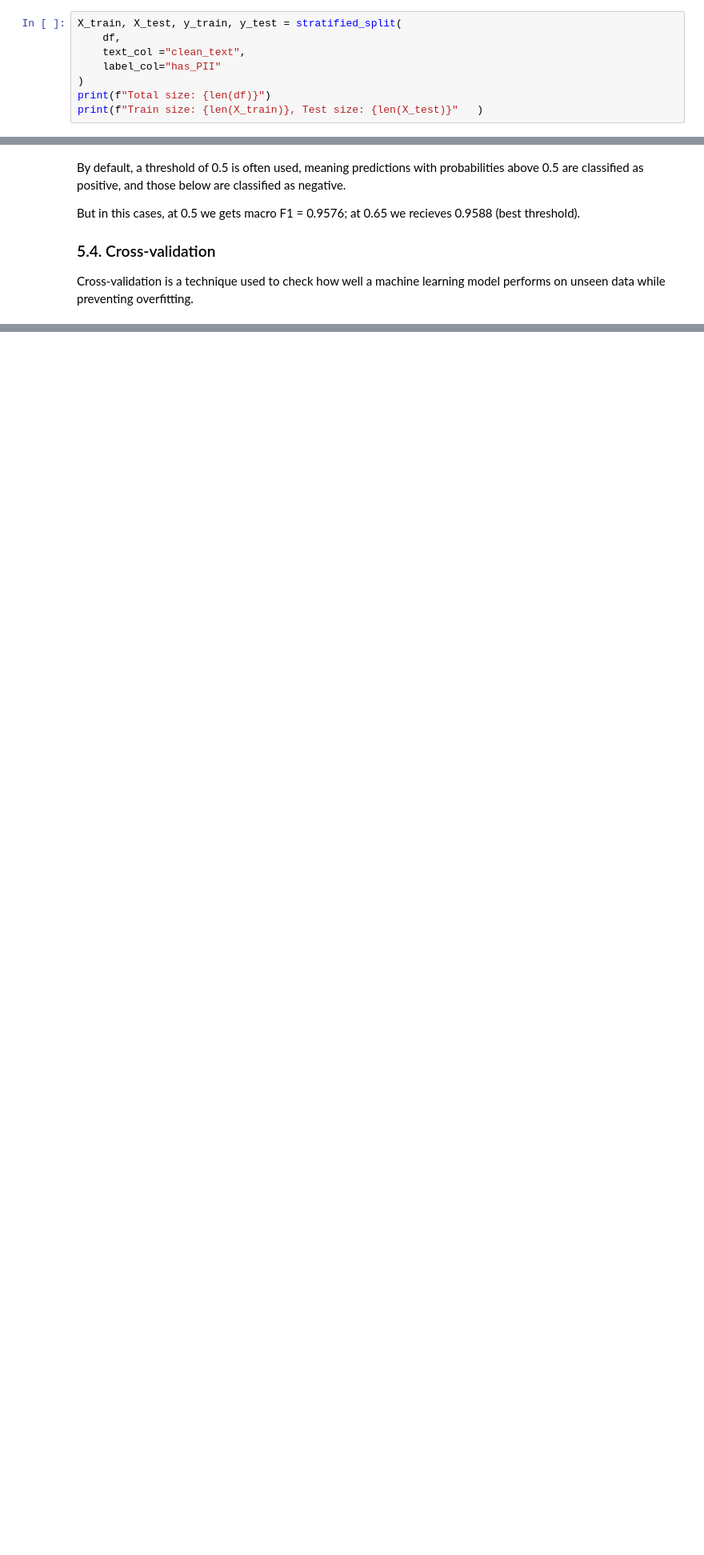
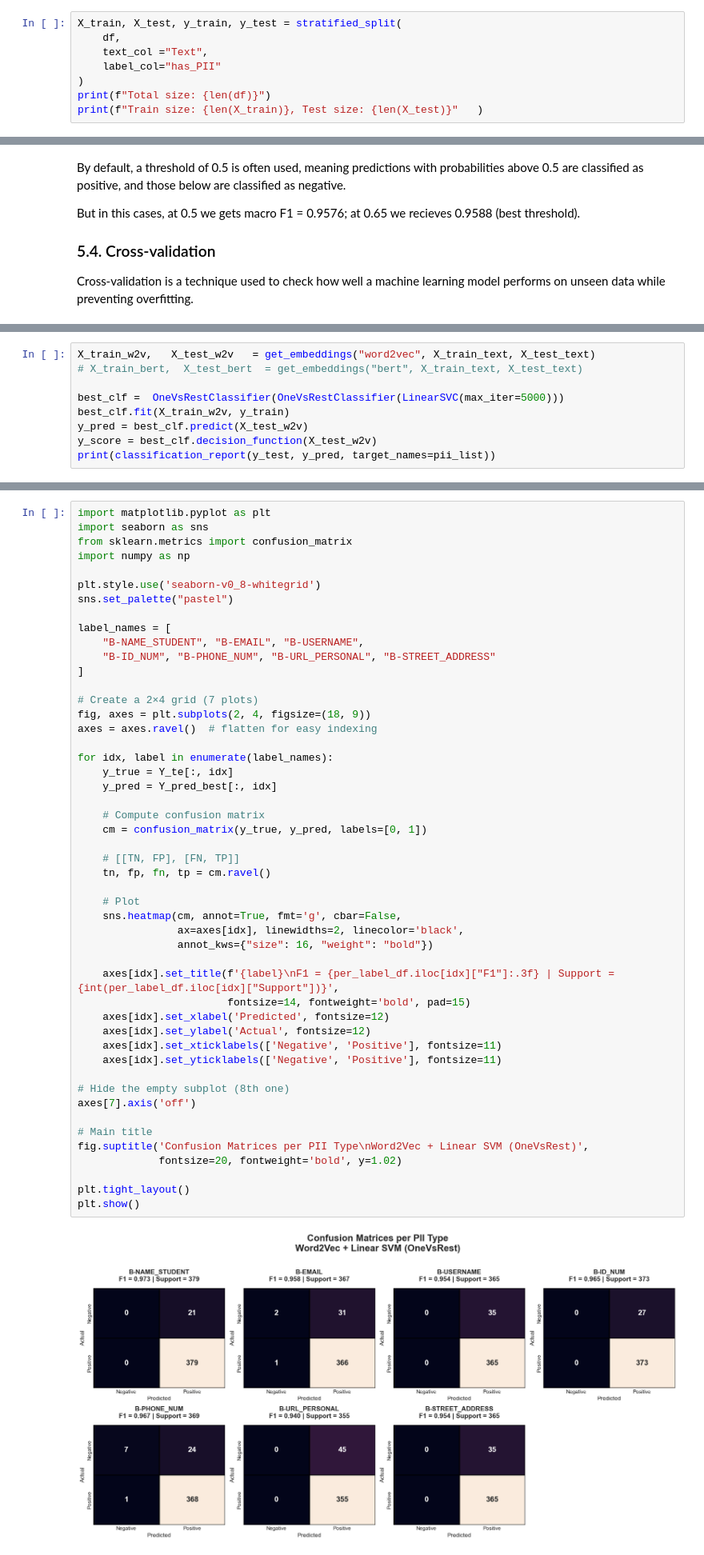
Before and after one commit to Suemy19710/PII_Detection, a Jupyter notebook: notebooks/03_pii_machine_learning.ipynb, the cells around one changed output, grey strips where cells are left out. Shown at 80% size. Saved outputs shown, nothing was run; the diff lists cells and outputs as text; blank space fills up the shorter version.

Commit message:
update: success run model in token classification (4) and successfully testing (5). Next time build tool

```diff
--- a/notebooks/03_pii_machine_learning.ipynb
+++ b/notebooks/03_pii_machine_learning.ipynb
@@ -123,7 +135,7 @@ Name: PII_types, dtype: object
 # %%
 X_train, X_test, y_train, y_test = stratified_split(
     df,
-    text_col ="clean_text",
+    text_col ="Text",
     label_col="has_PII"
 )
 print(f"Total size: {len(df)}")
@@ -868,0 +922,9 @@ CV Micro F1: mean = 0.9616 std = 0.0018
+# %%
+X_train_w2v,   X_test_w2v   = get_embeddings("word2vec", X_train_text, X_test_text)
+# X_train_bert,  X_test_bert  = get_embeddings("bert", X_train_text, X_test_text)
+
+best_clf =  OneVsRestClassifier(OneVsRestClassifier(LinearSVC(max_iter=5000)))
+best_clf.fit(X_train_w2v, y_train)
+y_pred = best_clf.predict(X_test_w2v)
+y_score = best_clf.decision_function(X_test_w2v)
+print(classification_report(y_test, y_pred, target_names=pii_list))
@@ -868,0 +1019,51 @@ CV Micro F1: mean = 0.9616 std = 0.0018
+# %%
+import matplotlib.pyplot as plt
+import seaborn as sns
+from sklearn.metrics import confusion_matrix
+import numpy as np
+
+plt.style.use('seaborn-v0_8-whitegrid')
+sns.set_palette("pastel")
+
+label_names = [
+    "B-NAME_STUDENT", "B-EMAIL", "B-USERNAME",
+    "B-ID_NUM", "B-PHONE_NUM", "B-URL_PERSONAL", "B-STREET_ADDRESS"
+]
+
+# Create a 2×4 grid (7 plots)
+fig, axes = plt.subplots(2, 4, figsize=(18, 9))
+axes = axes.ravel()  # flatten for easy indexing
+
+for idx, label in enumerate(label_names):
+    y_true = Y_te[:, idx]
+    y_pred = Y_pred_best[:, idx]
+
+    # Compute confusion matrix
+    cm = confusion_matrix(y_true, y_pred, labels=[0, 1])
+
+    # [[TN, FP], [FN, TP]]
+    tn, fp, fn, tp = cm.ravel()
+
+    # Plot
+    sns.heatmap(cm, annot=True, fmt='g', cbar=False,
+                ax=axes[idx], linewidths=2, linecolor='black',
+                annot_kws={"size": 16, "weight": "bold"})
+
+    axes[idx].set_title(f'{label}\nF1 = {per_label_df.iloc[idx]["F1"]:.3f} | Support = {int(per_label_df.iloc[idx]["Support"])}',
+                        fontsize=14, fontweight='bold', pad=15)
+    axes[idx].set_xlabel('Predicted', fontsize=12)
+    axes[idx].set_ylabel('Actual', fontsize=12)
+    axes[idx].set_xticklabels(['Negative', 'Positive'], fontsize=11)
+    axes[idx].set_yticklabels(['Negative', 'Positive'], fontsize=11)
+
+# Hide the empty subplot (8th one)
+axes[7].axis('off')
+
+# Main title
+fig.suptitle('Confusion Matrices per PII Type\nWord2Vec + Linear SVM (OneVsRest)',
+             fontsize=20, fontweight='bold', y=1.02)
+
+plt.tight_layout()
+plt.show()
+# %% [output]
+[figure, added]
```
Also changed, not shown: parts of 19 cells of this notebook, 32 other files.
